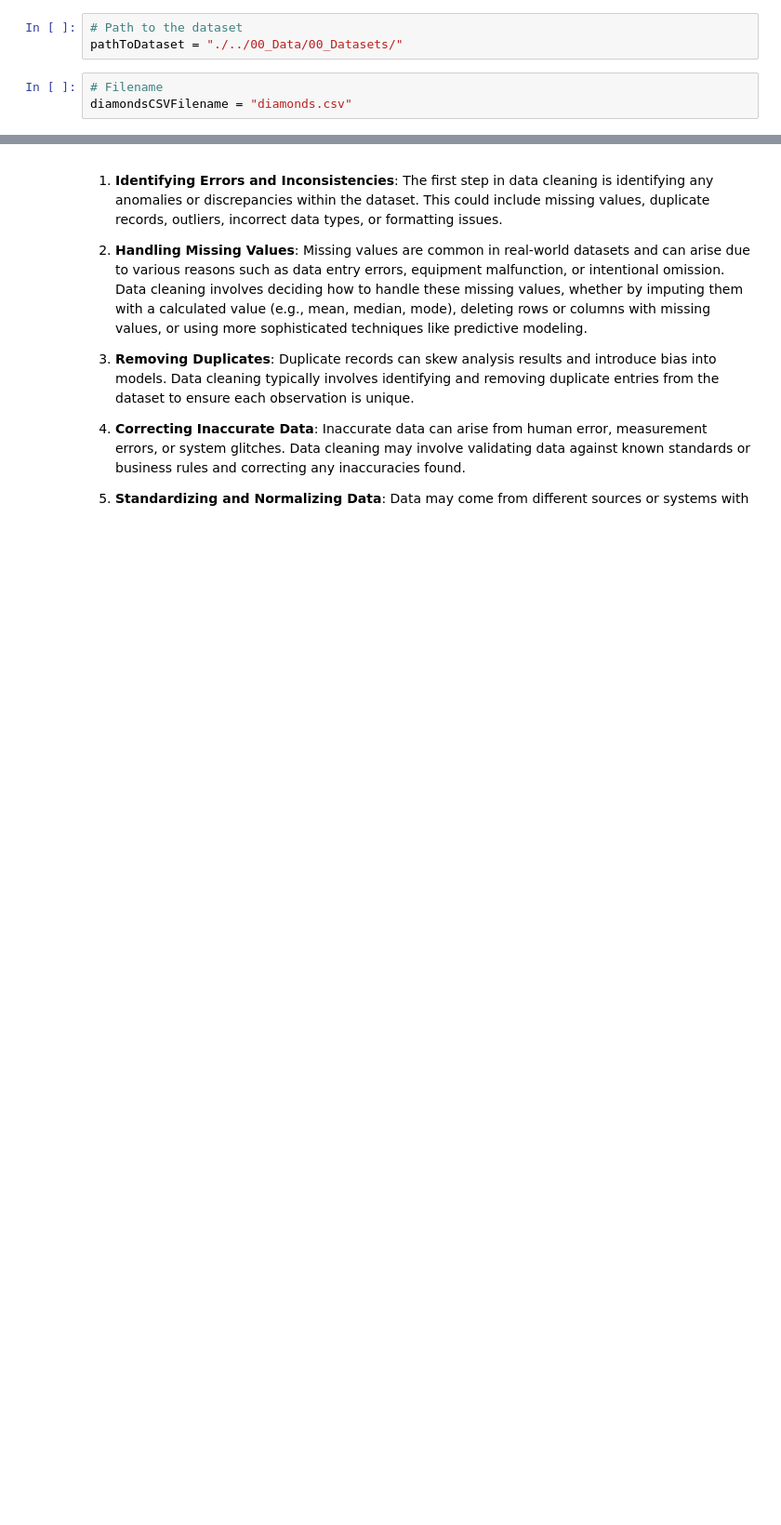
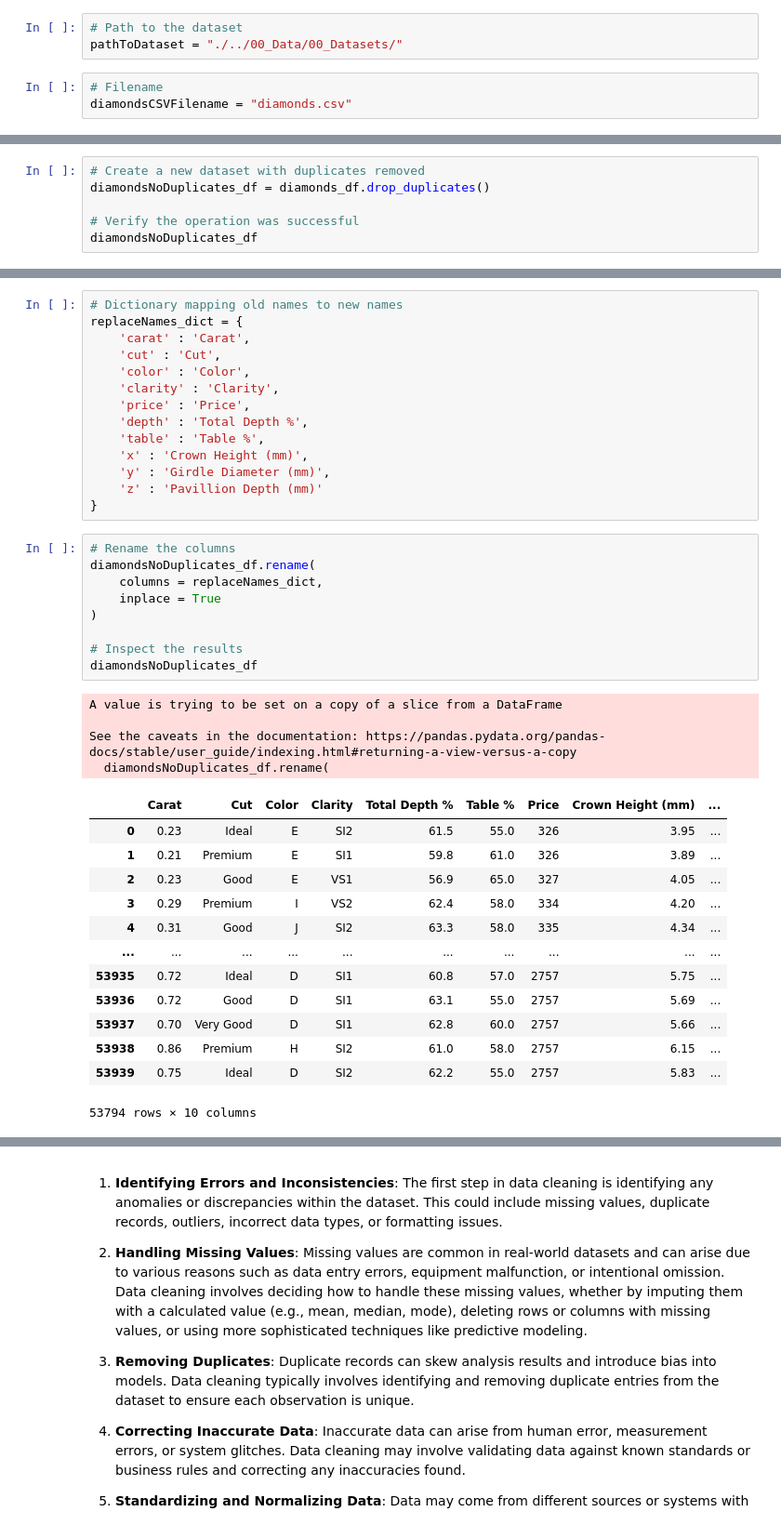
Before and after one commit to iacisme/diamonds, a Jupyter notebook: 01_Notebooks/01_01-Data_Mining.ipynb, the cells around one changed output, grey strips where cells are left out. Shown: that part at 93% size. Cells and saved outputs as stored; diff of their text form; blank space fills up the shorter version.

```diff
--- a/01_Notebooks/01_01-Data_Mining.ipynb
+++ b/01_Notebooks/01_01-Data_Mining.ipynb
@@ -195,0 +280,6 @@ dimaonds_df
+# %%
+# Create a new dataset with duplicates removed
+diamondsNoDuplicates_df = diamonds_df.drop_duplicates()
+
+# Verify the operation was successful
+diamondsNoDuplicates_df
@@ -195,0 +382,41 @@ dimaonds_df
+# %%
+# Dictionary mapping old names to new names
+replaceNames_dict = {
+    'carat' : 'Carat',
+    'cut' : 'Cut',
+    'color' : 'Color',
+    'clarity' : 'Clarity',
+    'price' : 'Price',
+    'depth' : 'Total Depth %',
+    'table' : 'Table %',
+    'x' : 'Crown Height (mm)',
+    'y' : 'Girdle Diameter (mm)',
+    'z' : 'Pavillion Depth (mm)'
+}
+# %%
+# Rename the columns
+diamondsNoDuplicates_df.rename(
+    columns = replaceNames_dict,
+    inplace = True
+)
+
+# Inspect the results
+diamondsNoDuplicates_df
+# %% [output]
+A value is trying to be set on a copy of a slice from a DataFrame
+
+See the caveats in the documentation: https://pandas.pydata.org/pandas-docs/stable/user_guide/indexing.html#returning-a-view-versus-a-copy
+  diamondsNoDuplicates_df.rename(
+|  | Carat | Cut | Color | Clarity | Total Depth % | Table % | Price | Crown Height (mm) | ... |
+| 0 | 0.23 | Ideal | E | SI2 | 61.5 | 55.0 | 326 | 3.95 | ... |
+| 1 | 0.21 | Premium | E | SI1 | 59.8 | 61.0 | 326 | 3.89 | ... |
+| 2 | 0.23 | Good | E | VS1 | 56.9 | 65.0 | 327 | 4.05 | ... |
+| 3 | 0.29 | Premium | I | VS2 | 62.4 | 58.0 | 334 | 4.20 | ... |
+| 4 | 0.31 | Good | J | SI2 | 63.3 | 58.0 | 335 | 4.34 | ... |
+| ... | ... | ... | ... | ... | ... | ... | ... | ... | ... |
+| 53935 | 0.72 | Ideal | D | SI1 | 60.8 | 57.0 | 2757 | 5.75 | ... |
+| 53936 | 0.72 | Good | D | SI1 | 63.1 | 55.0 | 2757 | 5.69 | ... |
+| 53937 | 0.70 | Very Good | D | SI1 | 62.8 | 60.0 | 2757 | 5.66 | ... |
+| 53938 | 0.86 | Premium | H | SI2 | 61.0 | 58.0 | 2757 | 6.15 | ... |
+| 53939 | 0.75 | Ideal | D | SI2 | 62.2 | 55.0 | 2757 | 5.83 | ... |
+53794 rows × 10 columns
```
Also changed, not shown: parts of 28 cells of this notebook, 1 other file.
